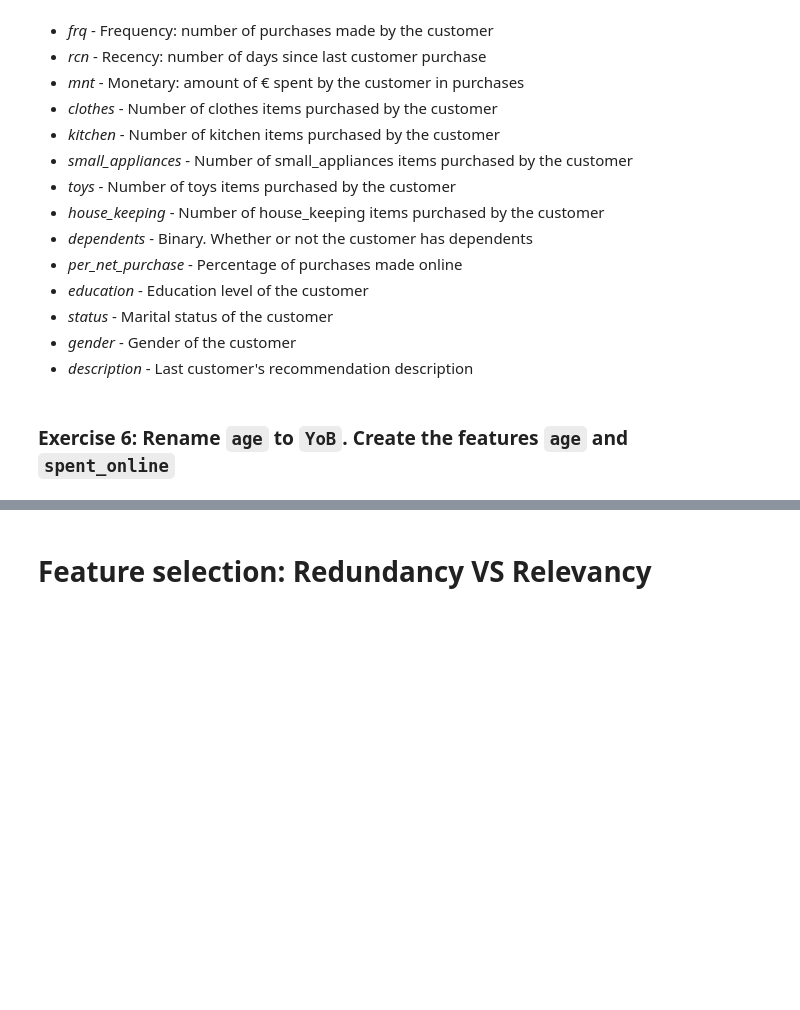
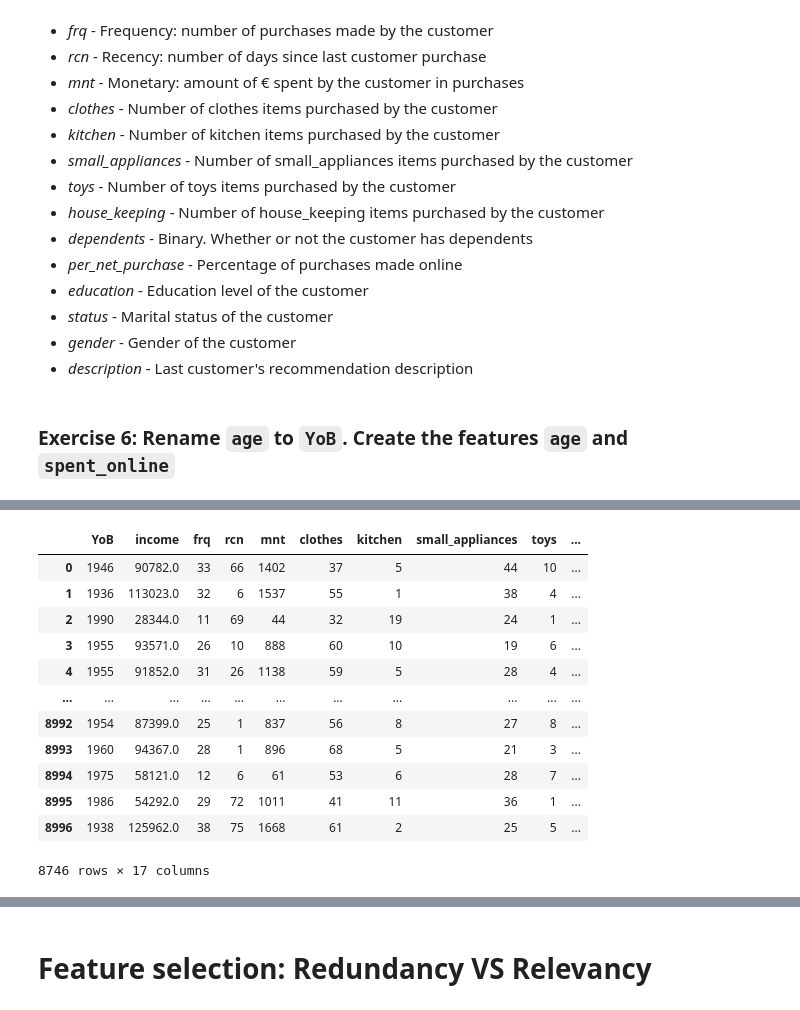
Before and after one commit to mattiavann/Data-Mining-26-27, a Jupyter notebook: notebooks/lab06_data_preprocess.ipynb, the cells around one changed output, grey strips where cells are left out. Cells and saved outputs as stored; diff of their text form; code cells hidden in the pictures; blank space fills up the shorter version.

```diff
--- a/notebooks/lab06_data_preprocess.ipynb
+++ b/notebooks/lab06_data_preprocess.ipynb
@@ -735,0 +851,17 @@ df
+# %%
+df['age'] = 2026 -df['YoB']
+df
+# %% [output]
+|  | YoB | income | frq | rcn | mnt | clothes | kitchen | small_appliances | toys | ... |
+| 0 | 1946 | 90782.0 | 33 | 66 | 1402 | 37 | 5 | 44 | 10 | ... |
+| 1 | 1936 | 113023.0 | 32 | 6 | 1537 | 55 | 1 | 38 | 4 | ... |
+| 2 | 1990 | 28344.0 | 11 | 69 | 44 | 32 | 19 | 24 | 1 | ... |
+| 3 | 1955 | 93571.0 | 26 | 10 | 888 | 60 | 10 | 19 | 6 | ... |
+| 4 | 1955 | 91852.0 | 31 | 26 | 1138 | 59 | 5 | 28 | 4 | ... |
+| ... | ... | ... | ... | ... | ... | ... | ... | ... | ... | ... |
+| 8992 | 1954 | 87399.0 | 25 | 1 | 837 | 56 | 8 | 27 | 8 | ... |
+| 8993 | 1960 | 94367.0 | 28 | 1 | 896 | 68 | 5 | 21 | 3 | ... |
+| 8994 | 1975 | 58121.0 | 12 | 6 | 61 | 53 | 6 | 28 | 7 | ... |
+| 8995 | 1986 | 54292.0 | 29 | 72 | 1011 | 41 | 11 | 36 | 1 | ... |
+| 8996 | 1938 | 125962.0 | 38 | 75 | 1668 | 61 | 2 | 25 | 5 | ... |
+8746 rows × 17 columns
```
Also changed, not shown: parts of 30 cells of this notebook, 2 other files.
